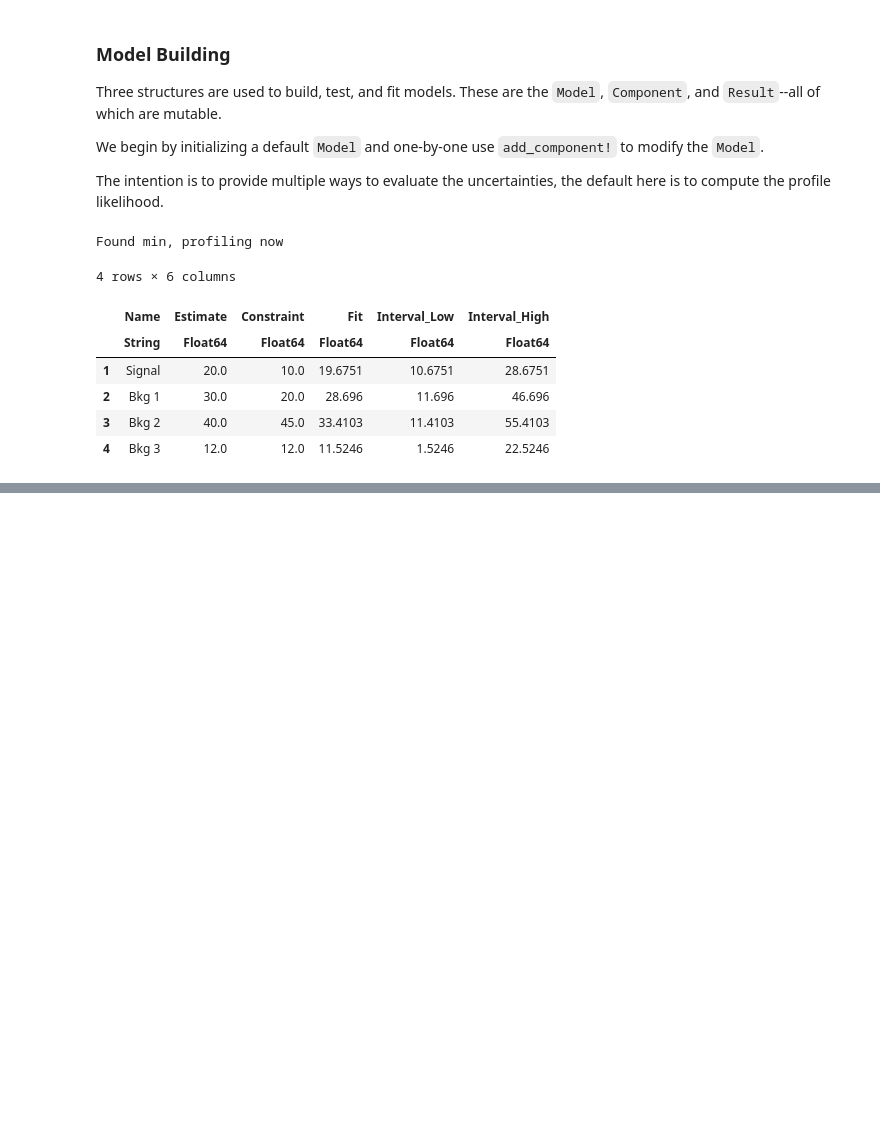
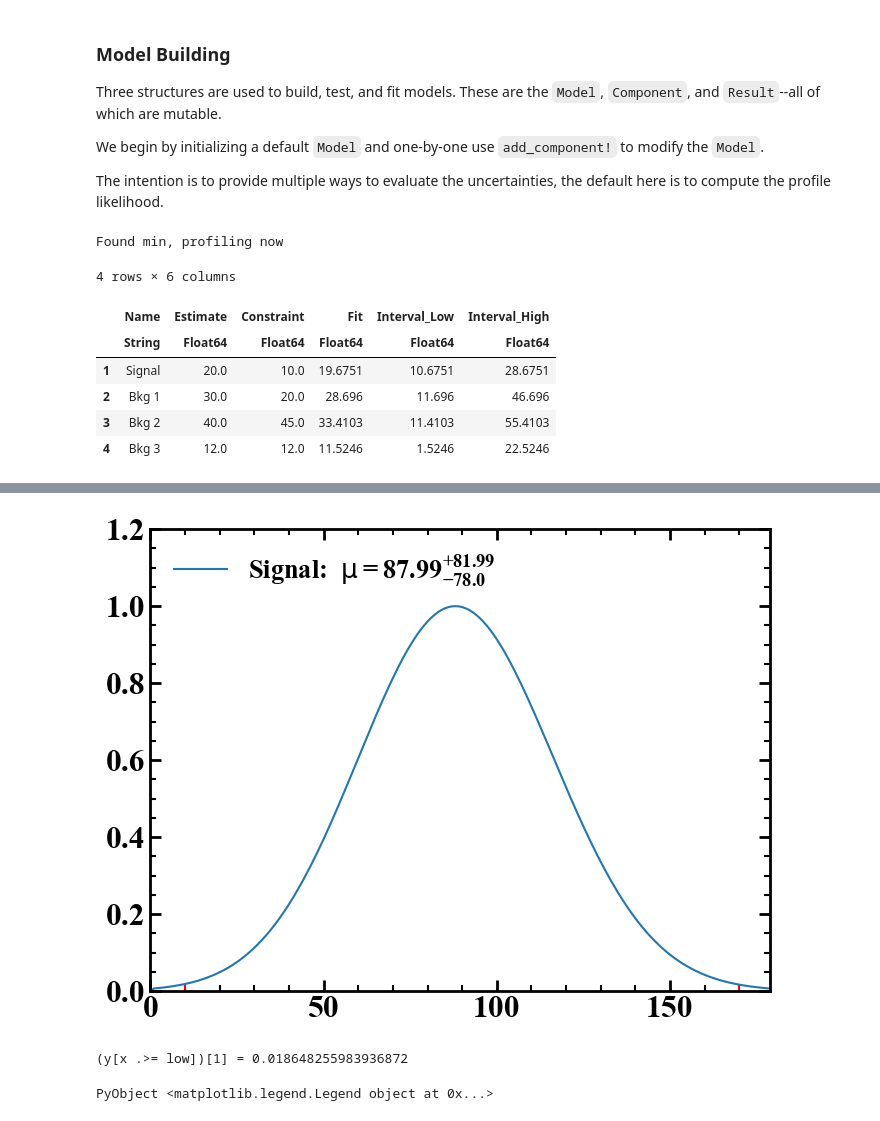
Before and after one commit to MorganAskins/watchfish, a Jupyter notebook: protofish.ipynb, the cells around one changed output, grey strips where cells are left out. Cells and saved outputs as stored; diff of their text form; code cells hidden in the pictures; blank space fills up the shorter version.

```diff
--- a/protofish.ipynb
+++ b/protofish.ipynb
@@ -128,3 +156,32 @@ plt.show()
+# %%
+using SpecialFunctions
+sens = []
+
+for rs in results_set
+    s = rs.model.component_dict["Signal"]
+    sx, sy = s.likelihood_x, s.likelihood_y
+    left = sum(sy[ sx .<= 0 ])
+    all = sum(sy)
+    push!(sens, sqrt( erfinv( 1-left/all ) ) )
+end
+
+## Visually what do we want
+#rs = results_set[23]
+#s = rs.model.component_dict["Signa"]
+#sx, sy = s.likelihood_x, s.likelihood_y
+
+lb = [rs.model.component_dict["Signal"].low for rs in results_set]
+#@show days
+#@show sens
+#plt.plot(days, sens)
+#plt.show()
+interval_plot(results_set[44], "Signal")
+#@show days[ lb .>= 0 ][1]
+#plot(days, lb)
+# %% [output]
+[figure, added]
+(y[x .>= low])[1] = 0.018648255983936872
+PyObject <matplotlib.legend.Legend object at 0x...>
 # %%
 # Cowen Plot
 # %%
```
Also changed, not shown: parts of 5 cells of this notebook, 1 other file.
